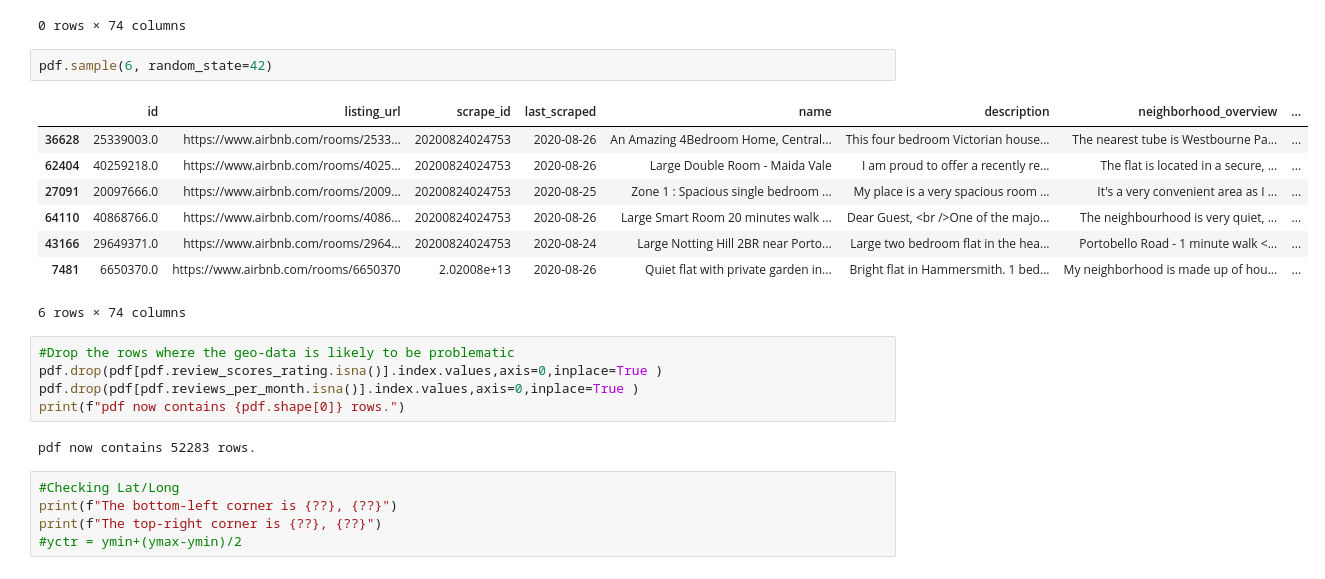
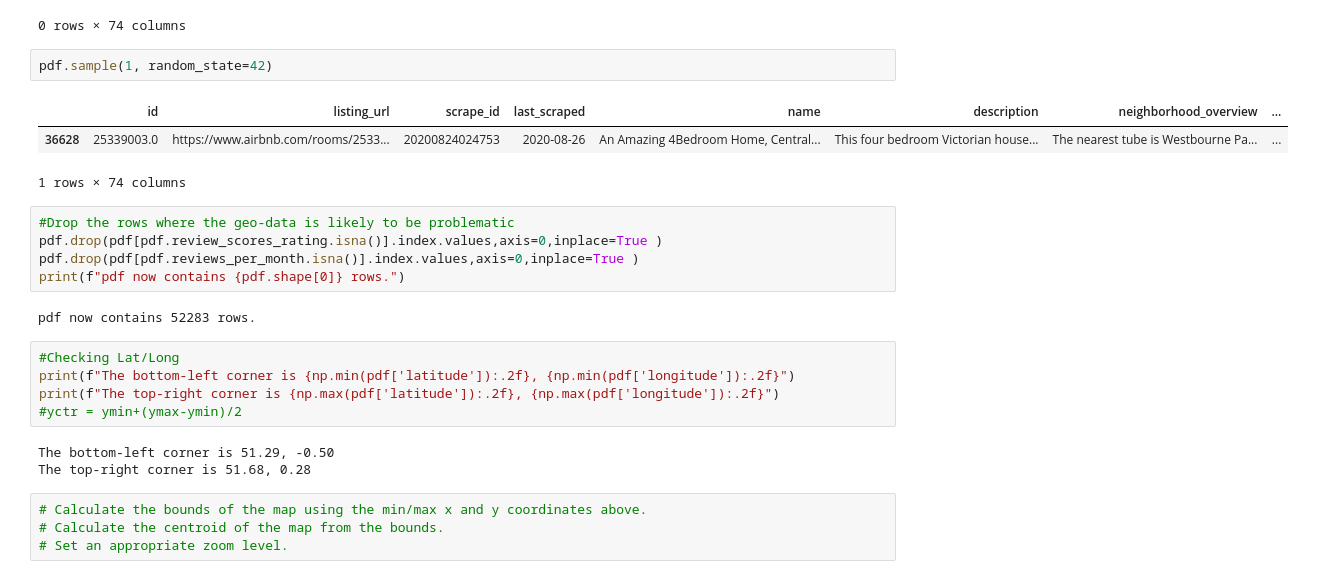
Before and after one commit to Jiawei997/i2p, a Jupyter notebook: pra_6.ipynb, the cells around one changed output. Drawn from its saved outputs; the diff is of its cells as text.

```diff
--- a/pra_6.ipynb
+++ b/pra_6.ipynb
@@ -180,16 +176,11 @@ pdf[pdf.id.isna()]
 |  | id | listing_url | scrape_id | last_scraped | name | description | neighborhood_overview | ... |
 0 rows × 74 columns
 # %%
-pdf.sample(6, random_state=42)
+pdf.sample(1, random_state=42)
 # %% [output]
 |  | id | listing_url | scrape_id | last_scraped | name | description | neighborhood_overview | ... |
 | 36628 | 25339003.0 | https://www.airbnb.com/rooms/2533... | 20200824024753 | 2020-08-26 | An Amazing 4Bedroom Home, Central... | This four bedroom Victorian house... | The nearest tube is Westbourne Pa... | ... |
-| 62404 | 40259218.0 | https://www.airbnb.com/rooms/4025... | 20200824024753 | 2020-08-26 | Large Double Room - Maida Vale | I am proud to offer a recently re... | The flat is located in a secure, ... | ... |
-| 27091 | 20097666.0 | https://www.airbnb.com/rooms/2009... | 20200824024753 | 2020-08-25 | Zone 1 : Spacious single bedroom ... | My place is a very spacious room ... | It's a very convenient area as I ... | ... |
-| 64110 | 40868766.0 | https://www.airbnb.com/rooms/4086... | 20200824024753 | 2020-08-26 | Large Smart Room 20 minutes walk ... | Dear Guest, <br />One of the majo... | The neighbourhood is very quiet, ... | ... |
-| 43166 | 29649371.0 | https://www.airbnb.com/rooms/2964... | 20200824024753 | 2020-08-24 | Large Notting Hill 2BR near Porto... | Large two bedroom flat in the hea... | Portobello Road - 1 minute walk <... | ... |
-| 7481 | 6650370.0 | https://www.airbnb.com/rooms/6650370 | 2.02008e+13 | 2020-08-26 | Quiet flat with private garden in... | Bright flat in Hammersmith. 1 bed... | My neighborhood is made up of hou... | ... |
-6 rows × 74 columns
+1 rows × 74 columns
 # %%
 #Drop the rows where the geo-data is likely to be problematic
 pdf.drop(pdf[pdf.review_scores_rating.isna()].index.values,axis=0,inplace=True )
@@ -199,6 +190,13 @@ print(f"pdf now contains {pdf.shape[0]} rows.")
 pdf now contains 52283 rows.
 # %%
 #Checking Lat/Long
-print(f"The bottom-left corner is {??}, {??}")
-print(f"The top-right corner is {??}, {??}")
+print(f"The bottom-left corner is {np.min(pdf['latitude']):.2f}, {np.min(pdf['longitude']):.2f}")
+print(f"The top-right corner is {np.max(pdf['latitude']):.2f}, {np.max(pdf['longitude']):.2f}")
 #yctr = ymin+(ymax-ymin)/2
+# %% [output]
+The bottom-left corner is 51.29, -0.50
+The top-right corner is 51.68, 0.28
+# %%
+# Calculate the bounds of the map using the min/max x and y coordinates above.
+# Calculate the centroid of the map from the bounds.
+# Set an appropriate zoom level.
```
Also changed, not shown: parts of 11 cells of this notebook.
